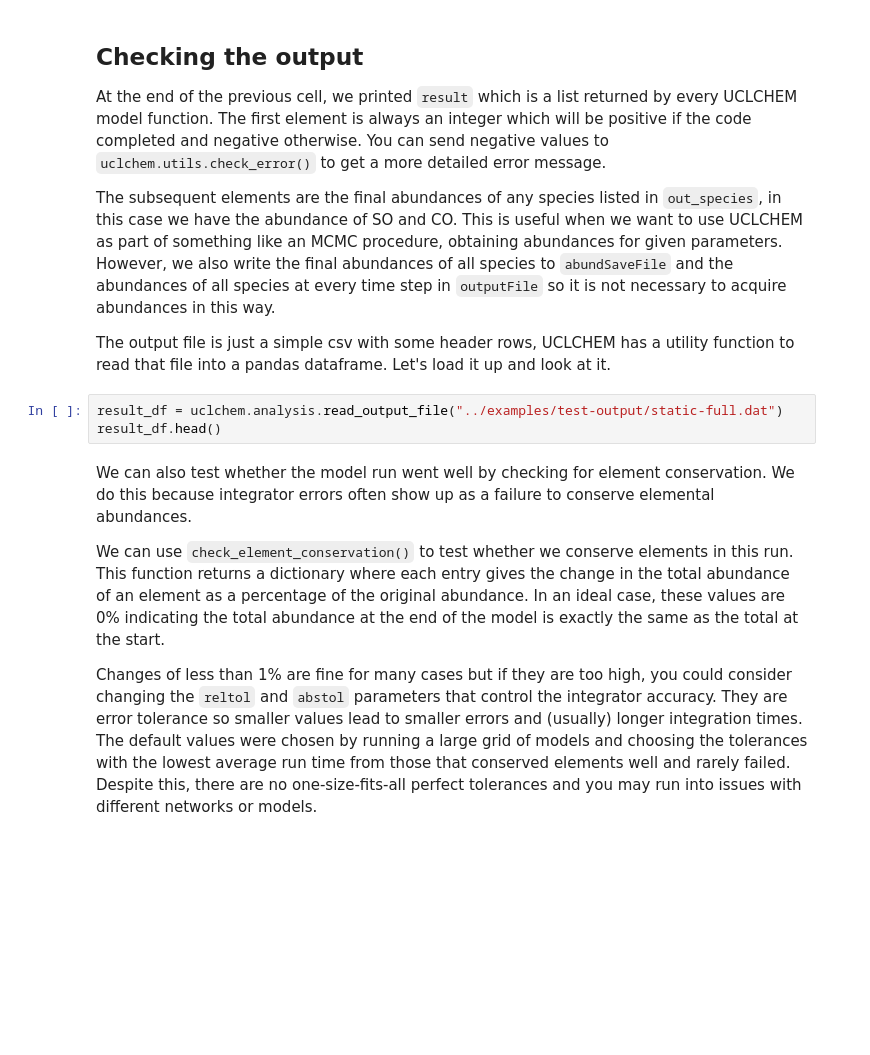
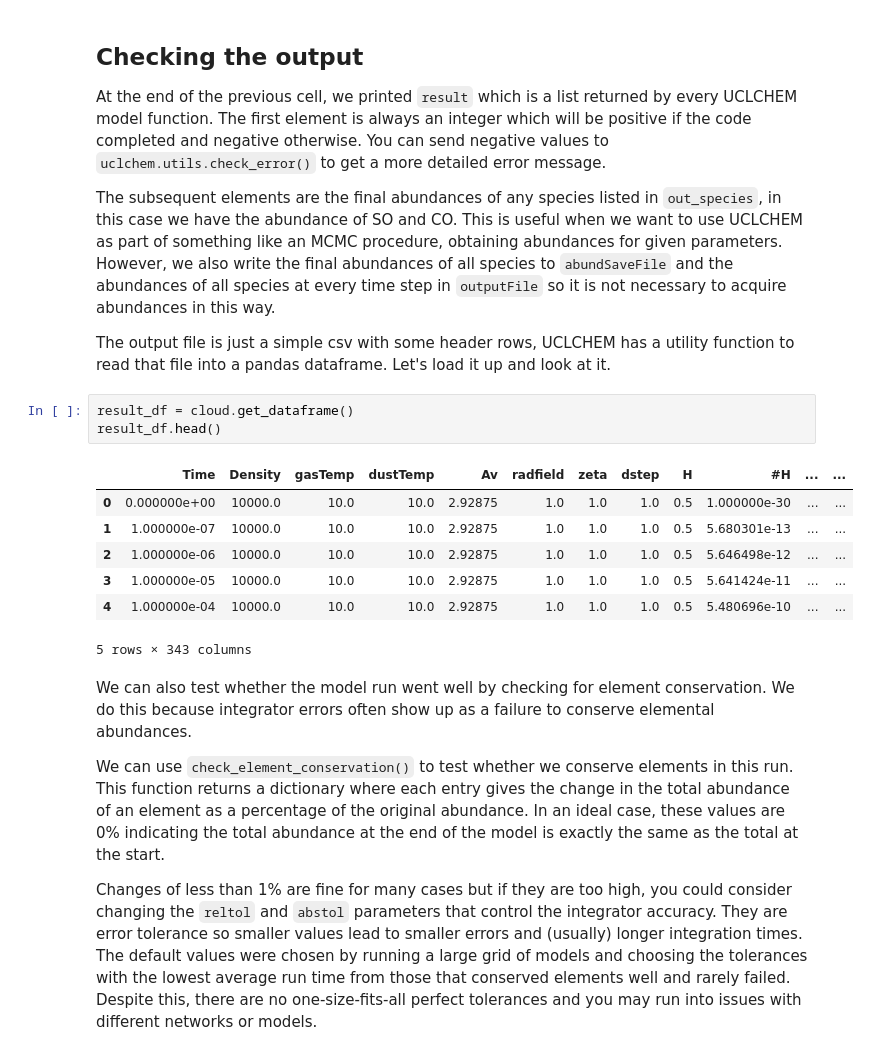
Before and after one commit to uclchem/UCLCHEM, a Jupyter notebook: notebooks/1_first_model.ipynb, the cells around one changed output. Saved outputs shown, nothing was run; the diff lists cells and outputs as text; blank space fills up the shorter version.

```diff
--- a/notebooks/1_first_model.ipynb
+++ b/notebooks/1_first_model.ipynb
@@ -40,9 +41,17 @@ At the end of the previous cell, we printed `result` which is a list returned by
 The subsequent elements are the final abundances of any species listed in `out_species`, in this case we have the abundance of SO and CO. This is useful when we want to use UCLCHEM as part of something like an MCMC procedure, obtaining abundances for given parameters. However, we also write the final abundances of all species to `abundSaveFile` and the abundances of all species at every time step in `outputFile` so it is not necessary to acquire abundances in this way.
 
 The output file is just a simple csv with some header rows, UCLCHEM has a utility function to read that file into a pandas dataframe. Let's load it up and look at it.
-# %%
-result_df = uclchem.analysis.read_output_file("../examples/test-output/static-full.dat")
-result_df.head()
+# %%
+result_df = cloud.get_dataframe()
+result_df.head()
+# %% [output]
+|  | Time | Density | gasTemp | dustTemp | Av | radfield | zeta | dstep | H | #H | ... | ... |
+| 0 | 0.000000e+00 | 10000.0 | 10.0 | 10.0 | 2.92875 | 1.0 | 1.0 | 1.0 | 0.5 | 1.000000e-30 | ... | ... |
+| 1 | 1.000000e-07 | 10000.0 | 10.0 | 10.0 | 2.92875 | 1.0 | 1.0 | 1.0 | 0.5 | 5.680301e-13 | ... | ... |
+| 2 | 1.000000e-06 | 10000.0 | 10.0 | 10.0 | 2.92875 | 1.0 | 1.0 | 1.0 | 0.5 | 5.646498e-12 | ... | ... |
+| 3 | 1.000000e-05 | 10000.0 | 10.0 | 10.0 | 2.92875 | 1.0 | 1.0 | 1.0 | 0.5 | 5.641424e-11 | ... | ... |
+| 4 | 1.000000e-04 | 10000.0 | 10.0 | 10.0 | 2.92875 | 1.0 | 1.0 | 1.0 | 0.5 | 5.480696e-10 | ... | ... |
+5 rows × 343 columns
 # %% [markdown]
 We can also test whether the model run went well by checking for element conservation. We do this because integrator errors often show up as a failure to conserve elemental abundances.
 
```
Also changed, not shown: parts of 5 cells of this notebook, 5 other files.
